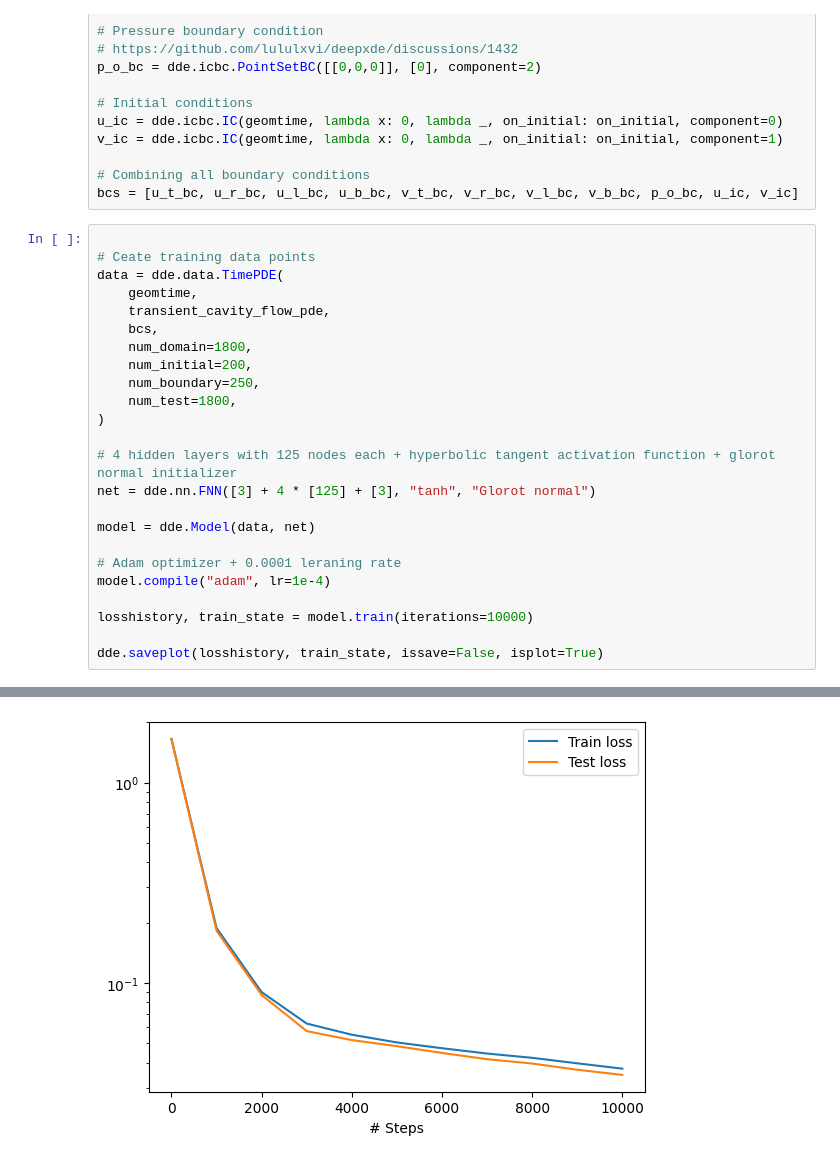
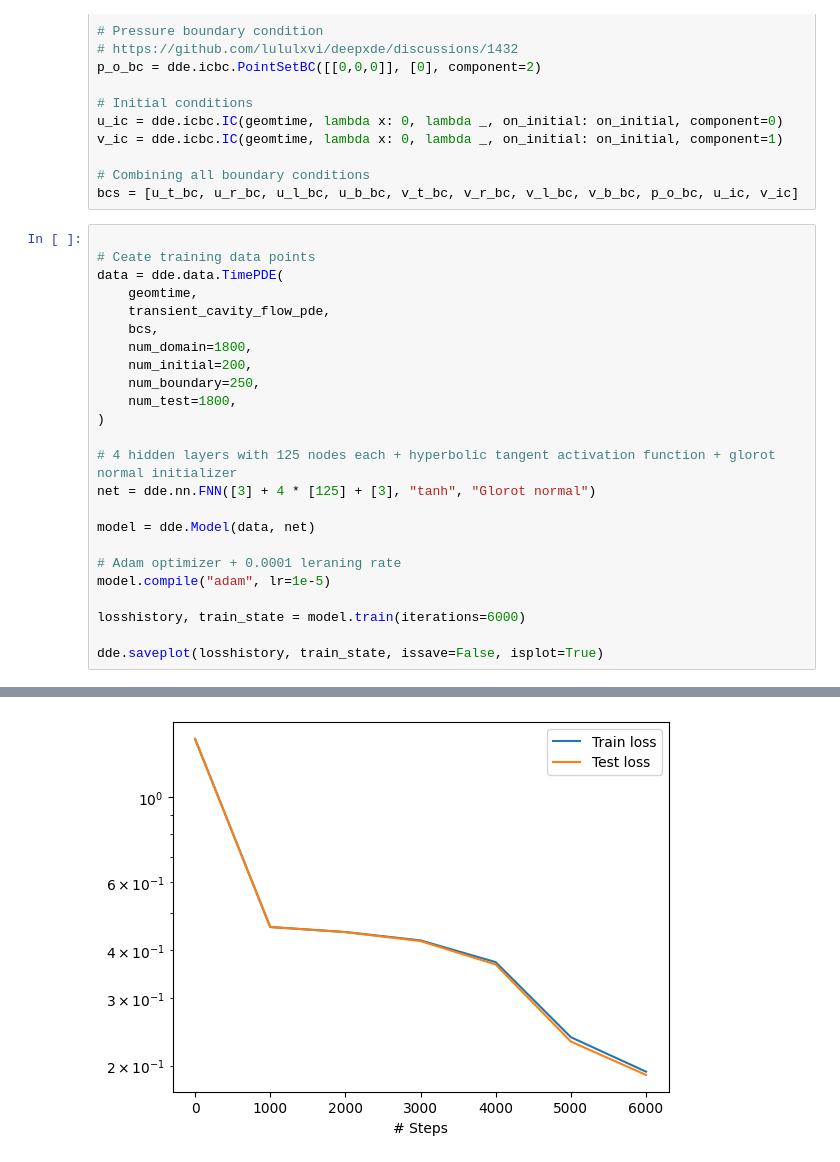
Before and after one commit to DravenPie/PINNFormers-Navier-Stokes-Equations, a Jupyter notebook: TransientCavityFlow_DeepXDE.ipynb, the cells around one changed output, grey strips where cells are left out. Cells and saved outputs as stored; diff of their text form.

Commit message:
executados modelos para 6k iteracoes

```diff
--- a/TransientCavityFlow_DeepXDE.ipynb
+++ b/TransientCavityFlow_DeepXDE.ipynb
@@ -162,9 +163,9 @@ net = dde.nn.FNN([3] + 4 * [125] + [3], "tanh", "Glorot normal")
 model = dde.Model(data, net)
 
 # Adam optimizer + 0.0001 leraning rate
-model.compile("adam", lr=1e-4)
+model.compile("adam", lr=1e-5)
 
-losshistory, train_state = model.train(iterations=10000)
+losshistory, train_state = model.train(iterations=6000)
 
 dde.saveplot(losshistory, train_state, issave=False, isplot=True)
 # %% [output]
@@ -188,4 +189,4 @@ Step      Train loss
-[figure, old version]
+[figure, new version]
 # %%
 # Testing the model and visualinzg results
 
```
Also changed, not shown: parts of 4 cells of this notebook, 21 other files.
